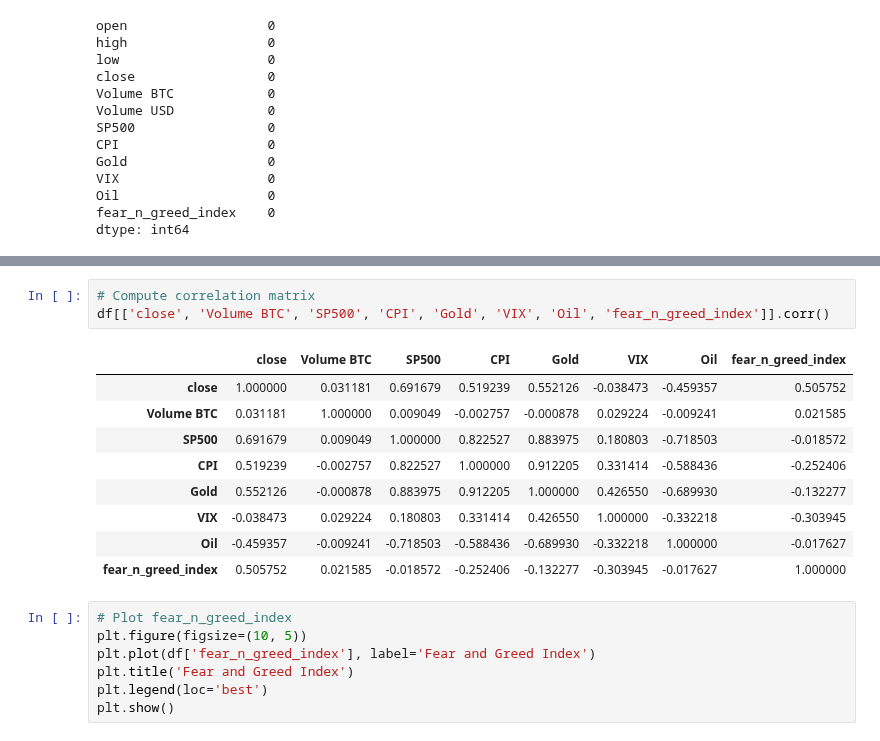
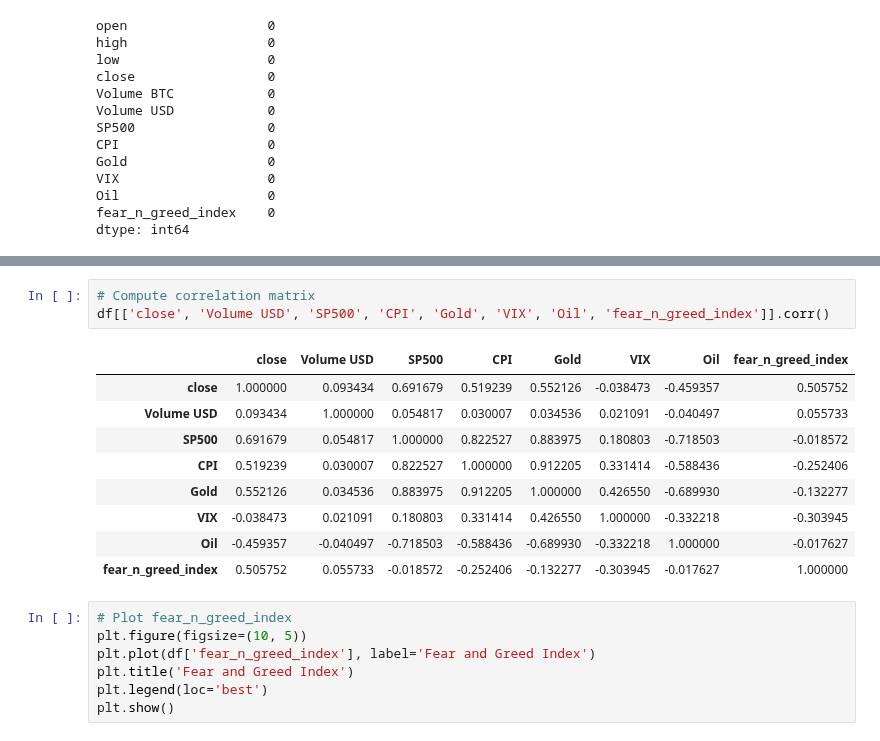
Before and after one commit to alexzheng123/EC331-project, a Jupyter notebook: code/4.0/combine_data.ipynb, the cells around one changed output, grey strips where cells are left out. Drawn from its saved outputs; the diff is of its cells as text.

```diff
--- a/code/4.0/combine_data.ipynb
+++ b/code/4.0/combine_data.ipynb
@@ -180,16 +197,16 @@ dtype: int64
 # %%
 # Compute correlation matrix
-df[['close', 'Volume BTC', 'SP500', 'CPI', 'Gold', 'VIX', 'Oil', 'fear_n_greed_index']].corr()
+df[['close', 'Volume USD', 'SP500', 'CPI', 'Gold', 'VIX', 'Oil', 'fear_n_greed_index']].corr()
 # %% [output]
-|  | close | Volume BTC | SP500 | CPI | Gold | VIX | Oil | fear_n_greed_index |
-| close | 1.000000 | 0.031181 | 0.691679 | 0.519239 | 0.552126 | -0.038473 | -0.459357 | 0.505752 |
-| Volume BTC | 0.031181 | 1.000000 | 0.009049 | -0.002757 | -0.000878 | 0.029224 | -0.009241 | 0.021585 |
-| SP500 | 0.691679 | 0.009049 | 1.000000 | 0.822527 | 0.883975 | 0.180803 | -0.718503 | -0.018572 |
-| CPI | 0.519239 | -0.002757 | 0.822527 | 1.000000 | 0.912205 | 0.331414 | -0.588436 | -0.252406 |
-| Gold | 0.552126 | -0.000878 | 0.883975 | 0.912205 | 1.000000 | 0.426550 | -0.689930 | -0.132277 |
-| VIX | -0.038473 | 0.029224 | 0.180803 | 0.331414 | 0.426550 | 1.000000 | -0.332218 | -0.303945 |
-| Oil | -0.459357 | -0.009241 | -0.718503 | -0.588436 | -0.689930 | -0.332218 | 1.000000 | -0.017627 |
-| fear_n_greed_index | 0.505752 | 0.021585 | -0.018572 | -0.252406 | -0.132277 | -0.303945 | -0.017627 | 1.000000 |
+|  | close | Volume USD | SP500 | CPI | Gold | VIX | Oil | fear_n_greed_index |
+| close | 1.000000 | 0.093434 | 0.691679 | 0.519239 | 0.552126 | -0.038473 | -0.459357 | 0.505752 |
+| Volume USD | 0.093434 | 1.000000 | 0.054817 | 0.030007 | 0.034536 | 0.021091 | -0.040497 | 0.055733 |
+| SP500 | 0.691679 | 0.054817 | 1.000000 | 0.822527 | 0.883975 | 0.180803 | -0.718503 | -0.018572 |
+| CPI | 0.519239 | 0.030007 | 0.822527 | 1.000000 | 0.912205 | 0.331414 | -0.588436 | -0.252406 |
+| Gold | 0.552126 | 0.034536 | 0.883975 | 0.912205 | 1.000000 | 0.426550 | -0.689930 | -0.132277 |
+| VIX | -0.038473 | 0.021091 | 0.180803 | 0.331414 | 0.426550 | 1.000000 | -0.332218 | -0.303945 |
+| Oil | -0.459357 | -0.040497 | -0.718503 | -0.588436 | -0.689930 | -0.332218 | 1.000000 | -0.017627 |
+| fear_n_greed_index | 0.505752 | 0.055733 | -0.018572 | -0.252406 | -0.132277 | -0.303945 | -0.017627 | 1.000000 |
 # %%
 # Plot fear_n_greed_index
 plt.figure(figsize=(10, 5))
```
Also changed, not shown: parts of 1 cell of this notebook, 7 other files.
